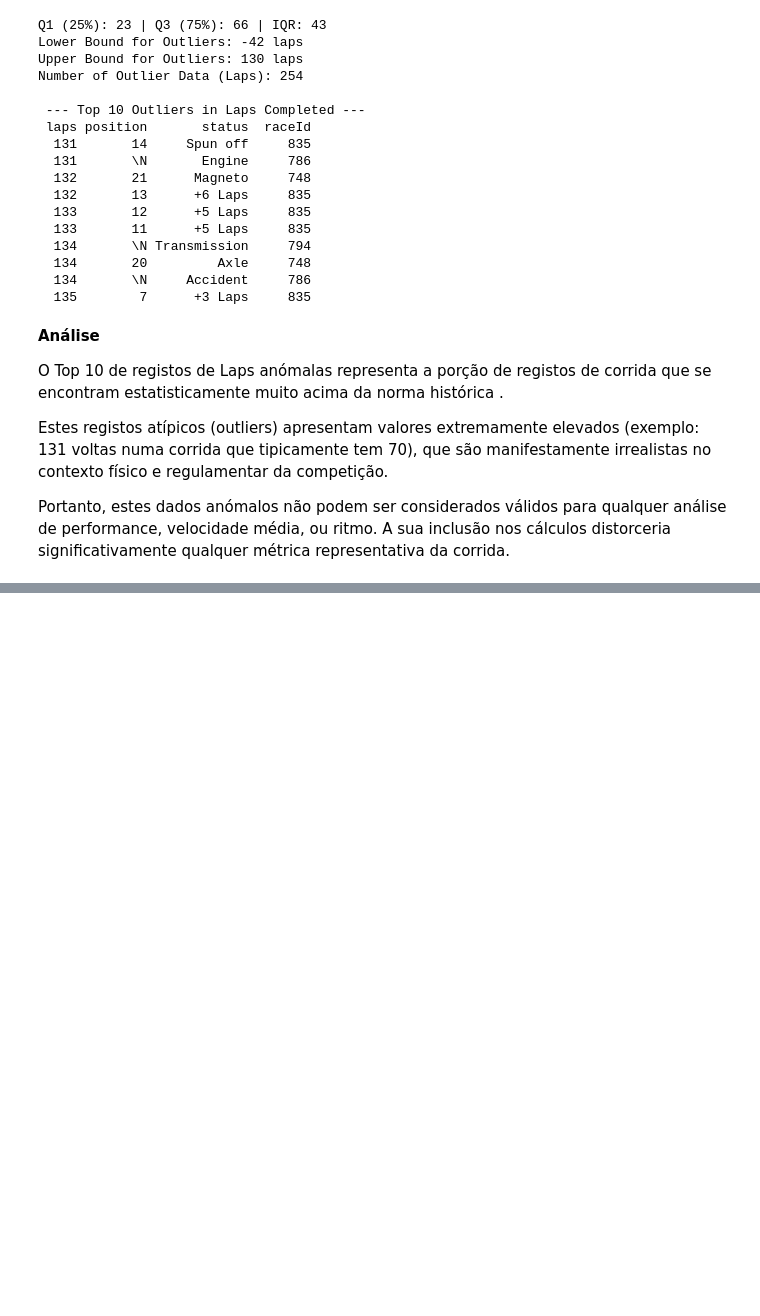
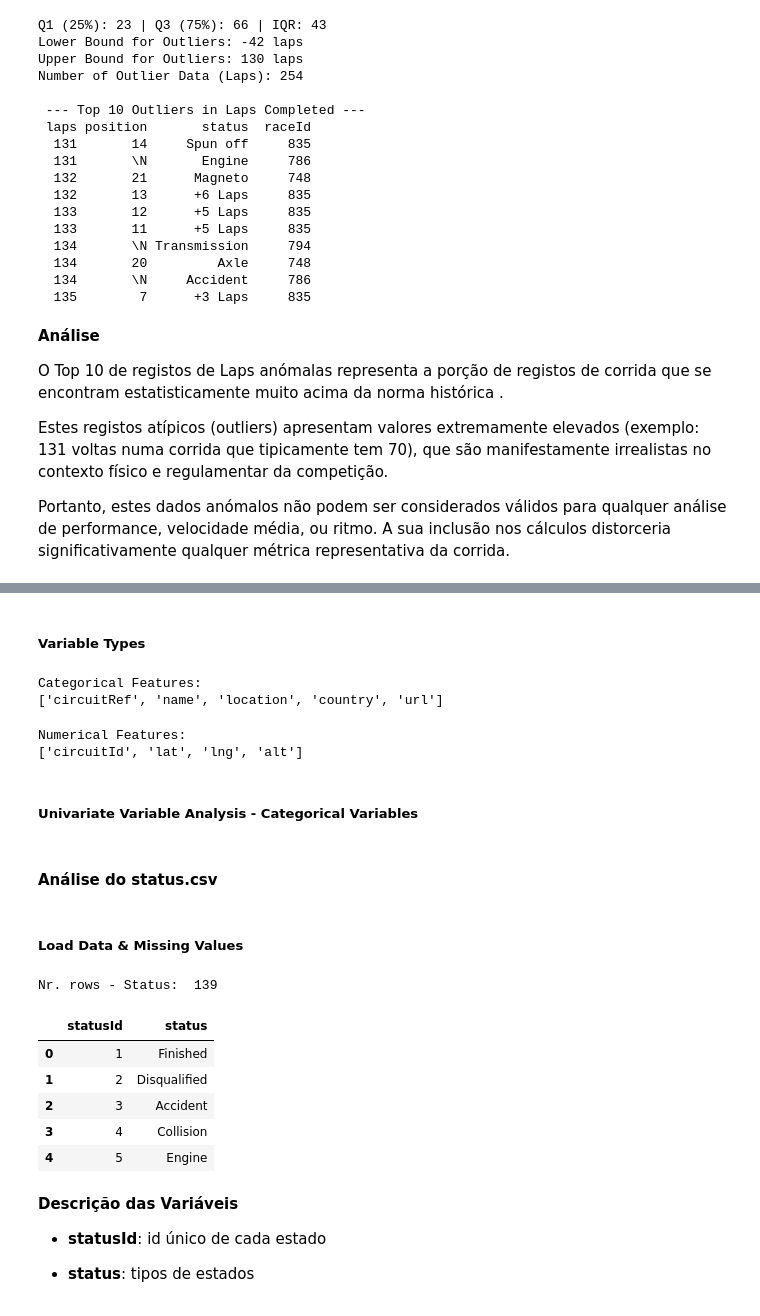
Before and after one commit to rodrigocastro27/IA25_P02_G3, a Jupyter notebook: Trabalho2/Notebook_P02_Introduction&EDA.ipynb, the cells around one changed output, grey strips where cells are left out. Cells and saved outputs as stored; diff of their text form; code cells hidden in the pictures; blank space fills up the shorter version.

```diff
--- a/Trabalho2/Notebook_P02_Introduction&EDA.ipynb
+++ b/Trabalho2/Notebook_P02_Introduction&EDA.ipynb
@@ -1774,0 +1870,42 @@ Portanto, estes dados anómalos não podem ser considerados válidos para qualqu
+# %% [markdown]
+##### Variable Types
+# %%
+# Get the categorical variables from circuits dataset
+categorical_features = [feature for feature in circuits.columns if circuits[feature].dtype == object]
+print("Categorical Features:")
+print(categorical_features)
+# %% [output]
+Categorical Features:
+['circuitRef', 'name', 'location', 'country', 'url']
+# %%
+# Get the numerical variables from circuits dataset
+numerical_features = [feature for feature in circuits.columns if circuits[feature].dtype != object]
+print("Numerical Features:")
+print(numerical_features)
+# %% [output]
+Numerical Features:
+['circuitId', 'lat', 'lng', 'alt']
+# %% [markdown]
+##### Univariate Variable Analysis - Categorical Variables
+# %% [markdown]
+#### Análise do **status.csv**
+# %% [markdown]
+##### Load Data & Missing Values
+# %%
+# Load status dataset
+
+print("Nr. rows - Status: ", len(status))
+status.head()
+# %% [output]
+Nr. rows - Status:  139
+|  | statusId | status |
+| 0 | 1 | Finished |
+| 1 | 2 | Disqualified |
+| 2 | 3 | Accident |
+| 3 | 4 | Collision |
+| 4 | 5 | Engine |
+# %% [markdown]
+**Descrição das Variáveis**
+* **statusId**: id único de cada estado
+
+* **status**: tipos de estados
```
Also changed, not shown: parts of 12 cells of this notebook.
